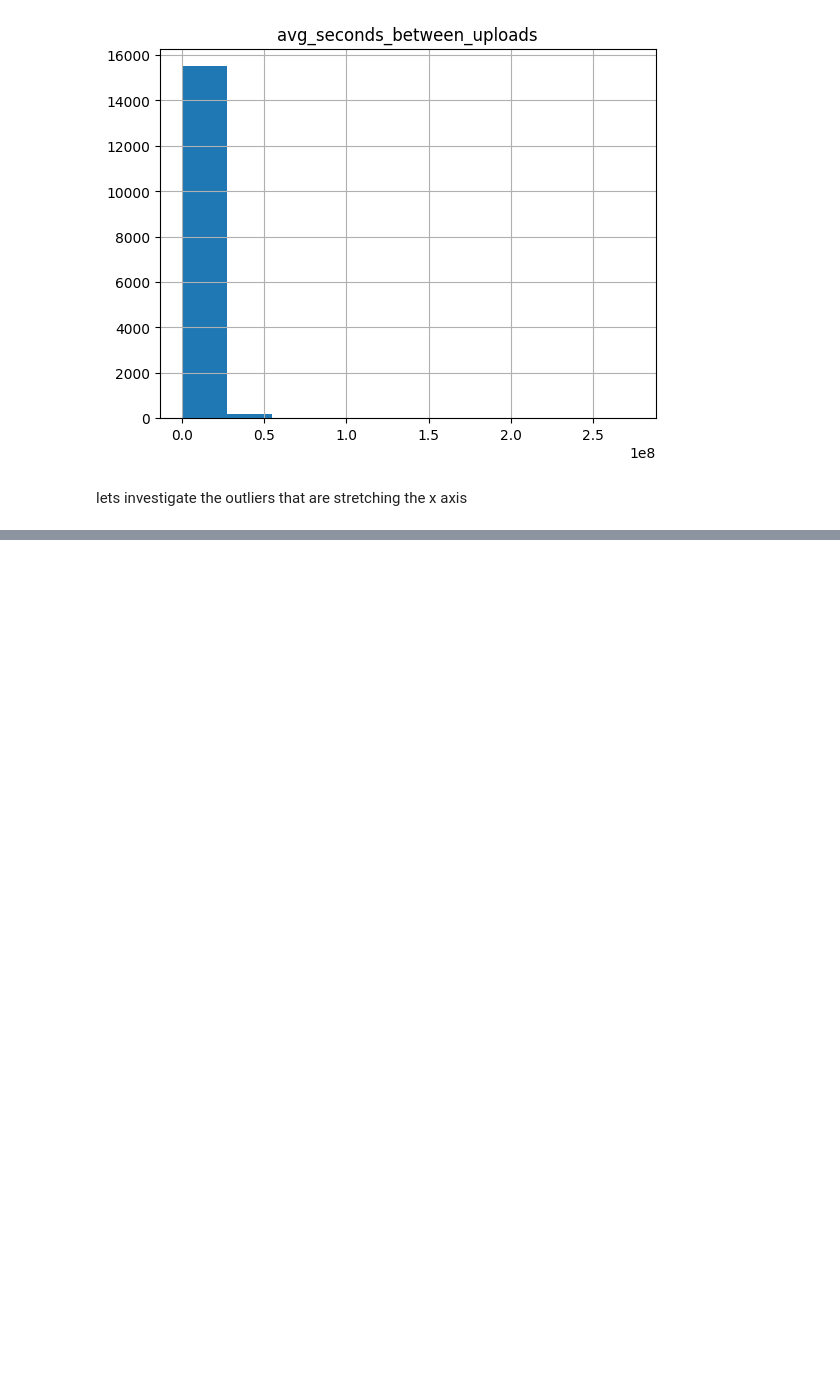
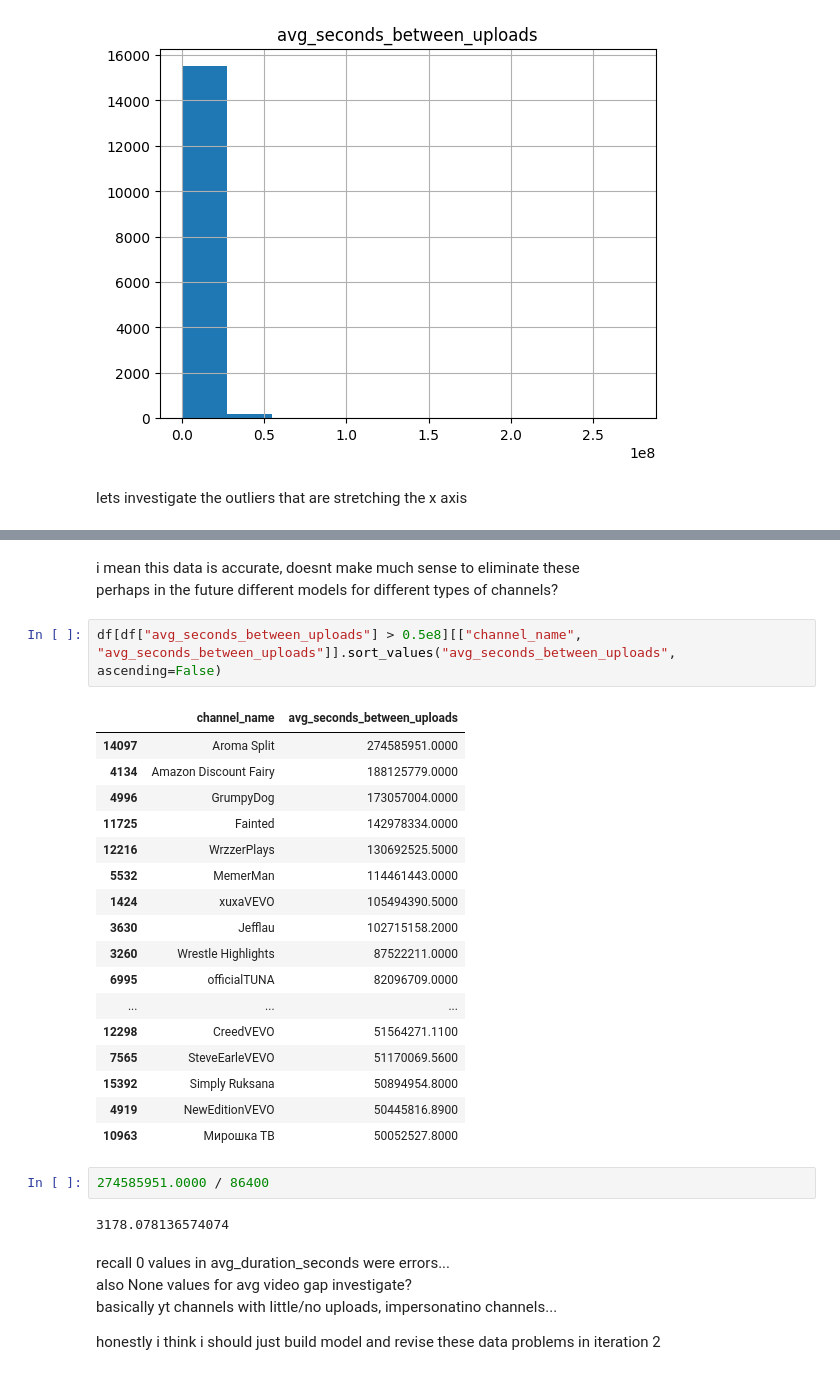
Before and after one commit to ricd99/ytrec, a Jupyter notebook: notebooks/EDA.ipynb, the cells around one changed output, grey strips where cells are left out. Cells and saved outputs as stored; diff of their text form; blank space fills up the shorter version.

```diff
--- a/notebooks/EDA.ipynb
+++ b/notebooks/EDA.ipynb
@@ -95,0 +120,33 @@ lets investigate the outliers that are stretching the x axis
+# %% [markdown]
+i mean this data is accurate, doesnt make much sense to eliminate these
+perhaps in the future different models for different types of channels?
+# %%
+df[df["avg_seconds_between_uploads"] > 0.5e8][["channel_name", "avg_seconds_between_uploads"]].sort_values("avg_seconds_between_uploads", ascending=False)
+# %% [output]
+|  | channel_name | avg_seconds_between_uploads |
+| 14097 | Aroma Split | 274585951.0000 |
+| 4134 | Amazon Discount Fairy | 188125779.0000 |
+| 4996 | GrumpyDog | 173057004.0000 |
+| 11725 | Fainted | 142978334.0000 |
+| 12216 | WrzzerPlays | 130692525.5000 |
+| 5532 | MemerMan | 114461443.0000 |
+| 1424 | xuxaVEVO | 105494390.5000 |
+| 3630 | Jefflau | 102715158.2000 |
+| 3260 | Wrestle Highlights | 87522211.0000 |
+| 6995 | officialTUNA | 82096709.0000 |
+| ... | ... | ... |
+| 12298 | CreedVEVO | 51564271.1100 |
+| 7565 | SteveEarleVEVO | 51170069.5600 |
+| 15392 | Simply Ruksana | 50894954.8000 |
+| 4919 | NewEditionVEVO | 50445816.8900 |
+| 10963 | Мирошка ТВ | 50052527.8000 |
+# %%
+274585951.0000 / 86400
+# %% [output]
+3178.078136574074
+# %% [markdown]
+recall 0 values in avg_duration_seconds were errors...
+also None values for avg video gap investigate?
+basically yt channels with little/no uploads, impersonatino channels...
+
+honestly i think i should just build model and revise these data problems in iteration 2
```
Also changed, not shown: parts of 2 cells of this notebook.
